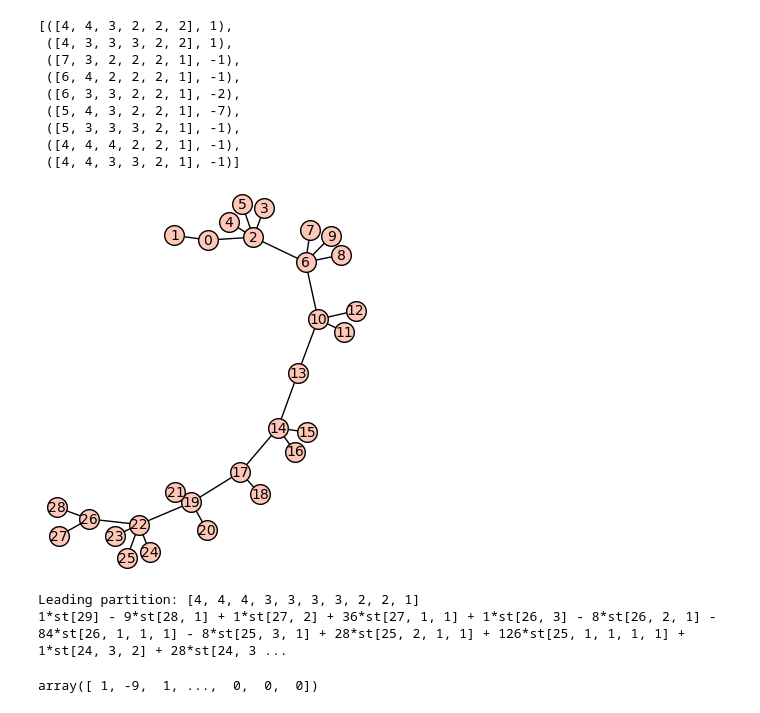
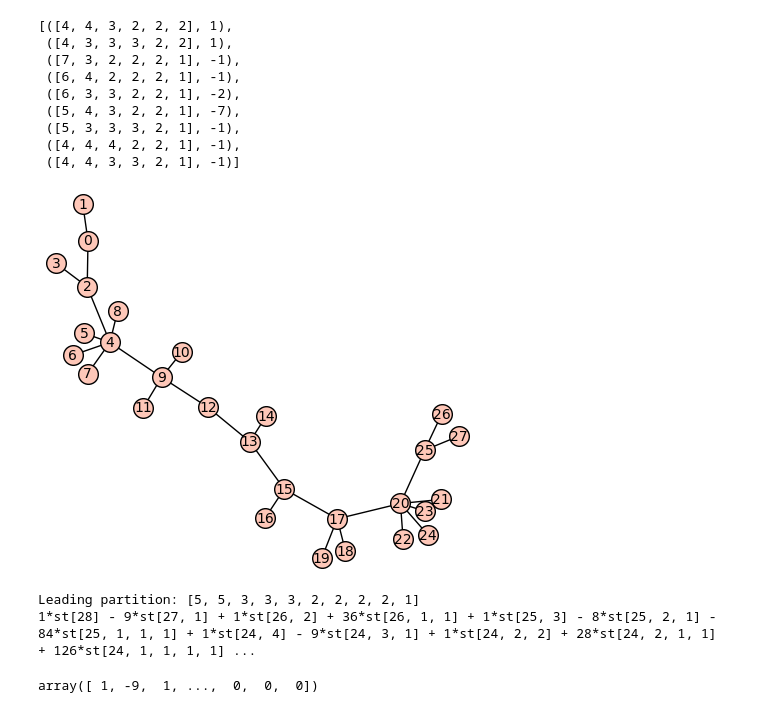
Before and after one commit to mariotomba/CSF-DNC, a Jupyter notebook: notebooks/CaterpillarsExperiments.ipynb, the cells around one changed output. Cells and saved outputs as stored; diff of their text form; code cells hidden in the pictures.

```diff
--- a/notebooks/CaterpillarsExperiments.ipynb
+++ b/notebooks/CaterpillarsExperiments.ipynb
@@ -317,9 +317,9 @@ mu_nutilde_partitions(CSF_tree(create_caterpillar((2, 3, 1, 2, 3, 4, 2))), 17)
  ([4, 4, 4, 2, 2, 1], -1),
  ([4, 4, 3, 3, 2, 1], -1)]
 # %%
-CSF_tree(create_caterpillar((2,4,4,3,1,3,2,3,4,3)), 29)
+CSF_tree(create_caterpillar((2,2,5,3,1,2,2,3,5,3)), 1)
 # %% [output]
-[figure, old version]
+[figure, new version]
-Leading partition: [4, 4, 4, 3, 3, 3, 3, 2, 2, 1]
-1*st[29] - 9*st[28, 1] + 1*st[27, 2] + 36*st[27, 1, 1] + 1*st[26, 3] - 8*st[26, 2, 1] - 84*st[26, 1, 1, 1] - 8*st[25, 3, 1] + 28*st[25, 2, 1, 1] + 126*st[25, 1, 1, 1, 1] + 1*st[24, 3, 2] + 28*st[24, 3 ...
+Leading partition: [5, 5, 3, 3, 3, 2, 2, 2, 2, 1]
+1*st[28] - 9*st[27, 1] + 1*st[26, 2] + 36*st[26, 1, 1] + 1*st[25, 3] - 8*st[25, 2, 1] - 84*st[25, 1, 1, 1] + 1*st[24, 4] - 9*st[24, 3, 1] + 1*st[24, 2, 2] + 28*st[24, 2, 1, 1] + 126*st[24, 1, 1, 1, 1] ...
 array([ 1, -9,  1, ...,  0,  0,  0])
```
Also changed, not shown: parts of 3 cells of this notebook.
